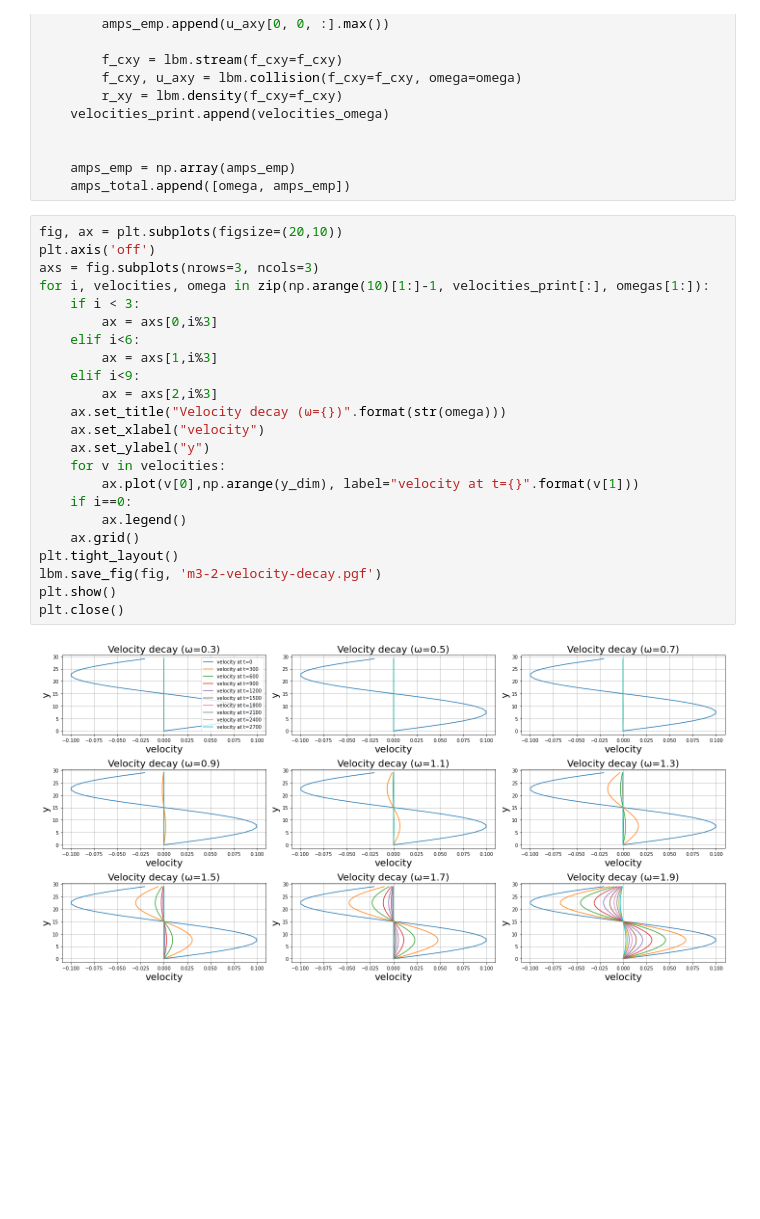
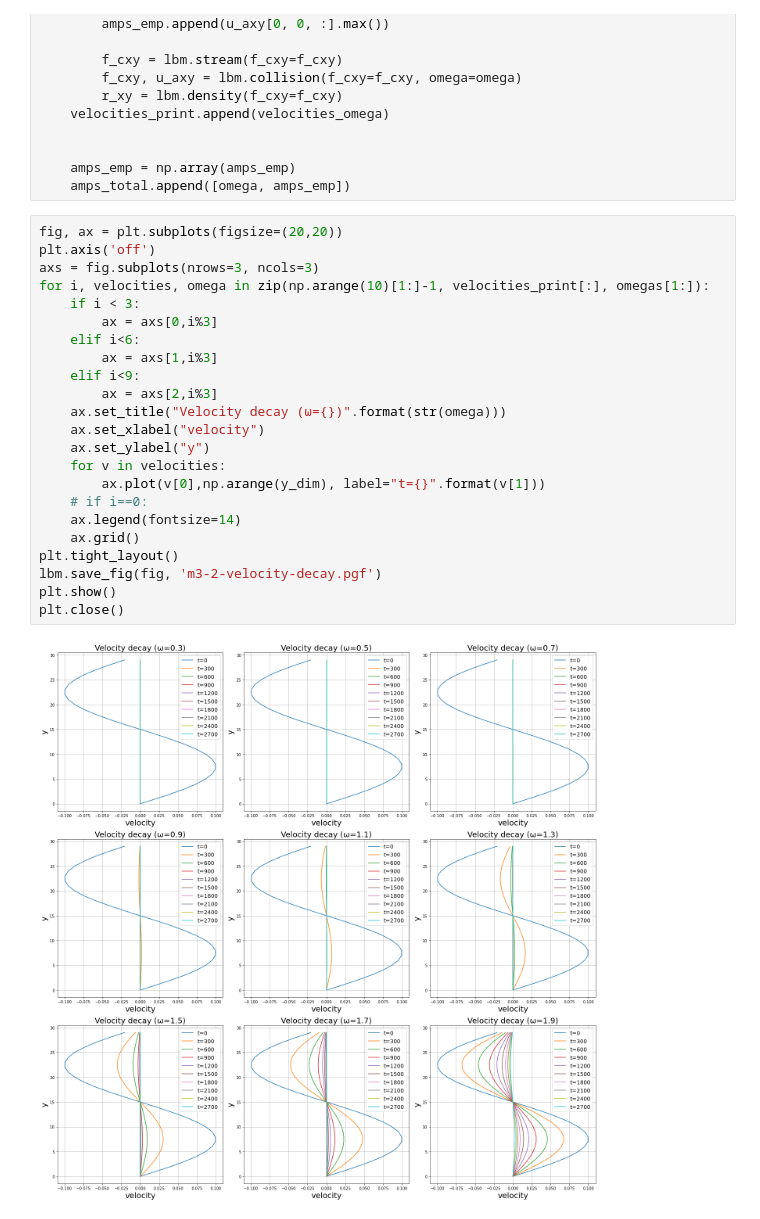
Before and after one commit to jonas27/pylbm, a Jupyter notebook: milestones/m3/m3.ipynb, the cells around one changed output. Drawn from its saved outputs; the diff is of its cells as text; blank space fills up the shorter version.

```diff
--- a/milestones/m3/m3.ipynb
+++ b/milestones/m3/m3.ipynb
@@ -96,30 +96,30 @@ for omega in omegas:
     amps_emp = np.array(amps_emp)
     amps_total.append([omega, amps_emp])
 # %%
-fig, ax = plt.subplots(figsize=(20,10))
+fig, ax = plt.subplots(figsize=(20,20))
 plt.axis('off')
 axs = fig.subplots(nrows=3, ncols=3)
 for i, velocities, omega in zip(np.arange(10)[1:]-1, velocities_print[:], omegas[1:]):
     if i < 3:
         ax = axs[0,i%3]
     elif i<6:
         ax = axs[1,i%3]
     elif i<9:
         ax = axs[2,i%3]
     ax.set_title("Velocity decay (ω={})".format(str(omega)))
     ax.set_xlabel("velocity")
     ax.set_ylabel("y")
     for v in velocities:
-        ax.plot(v[0],np.arange(y_dim), label="velocity at t={}".format(v[1]))
-    if i==0:
-        ax.legend()
+        ax.plot(v[0],np.arange(y_dim), label="t={}".format(v[1]))
+    # if i==0:
+    ax.legend(fontsize=14)
     ax.grid()
 plt.tight_layout()
 lbm.save_fig(fig, 'm3-2-velocity-decay.pgf')
 plt.show()
 plt.close()
 # %% [output]
-[figure, old version]
+[figure, new version]
 # %%
 fig, ax = plt.subplots(figsize=(15,5))
 plt.axis('off')
```
Also changed, not shown: parts of 2 cells of this notebook, 3 other files.
